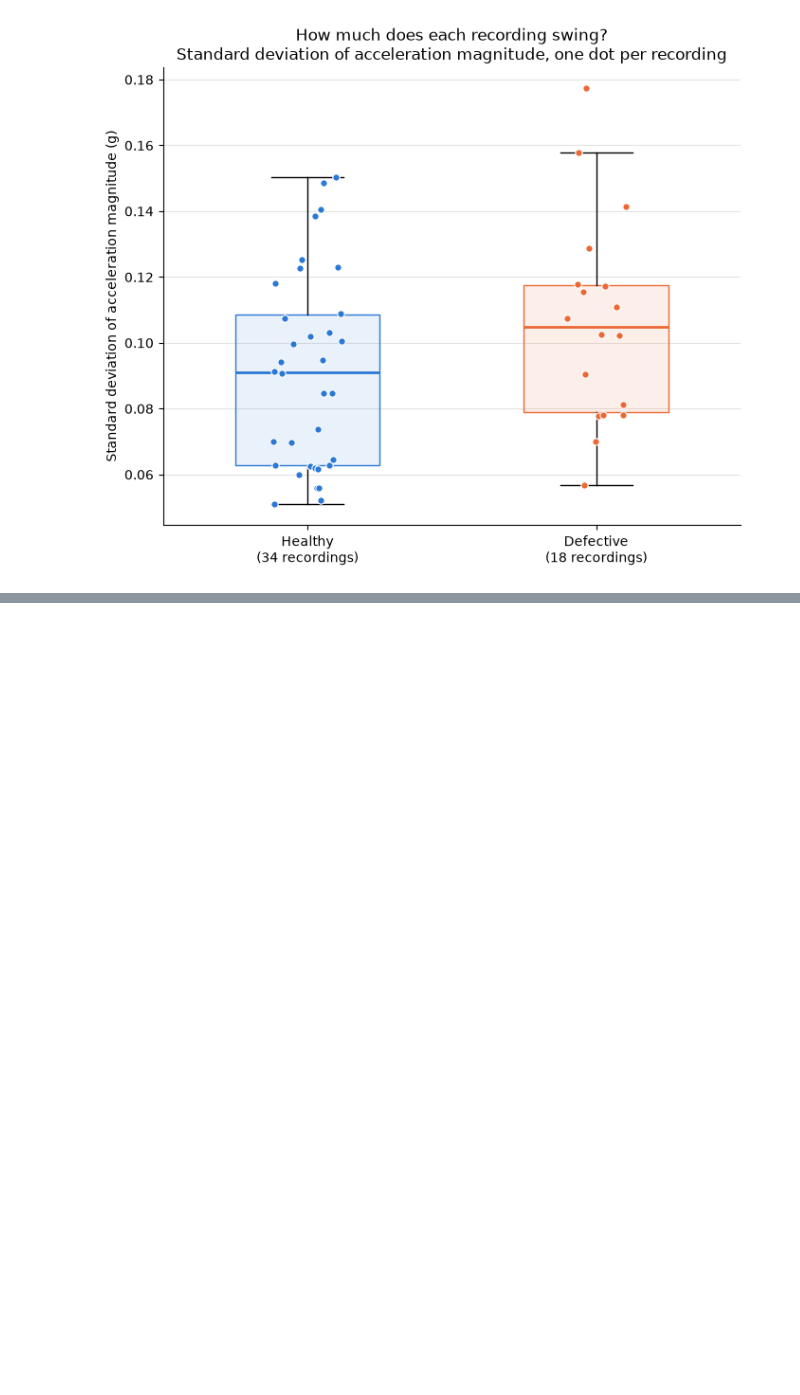
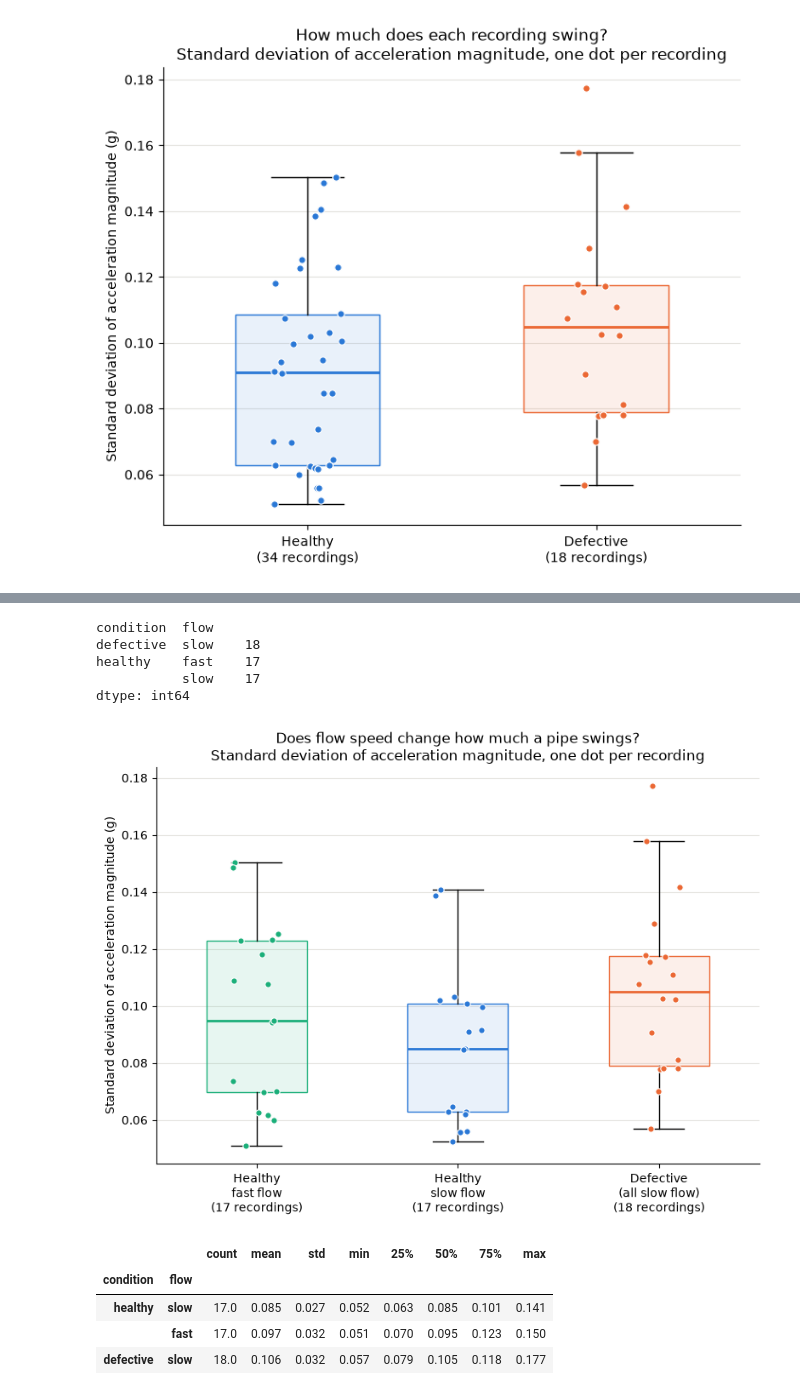
Before and after one commit to loteehenry/pipeline-leak-detection-ml, a Jupyter notebook: notebooks/exploration.ipynb, the cells around one changed output, grey strips where cells are left out. Saved outputs shown, nothing was run; the diff lists cells and outputs as text; code cells hidden in the pictures; blank space fills up the shorter version.

Commit message:
Split Healthy flow by fast and slow flow. Did a box plot for all three new categories.

```diff
--- a/notebooks/exploration.ipynb
+++ b/notebooks/exploration.ipynb
@@ -310,0 +317,69 @@ plt.show()
+# %%
+# --- 1. Work out each recording's flow speed (see "Flow Speed Explanation.md") ---
+# Rule: inside each HEALTHY file, recordings go slow, fast, slow, fast, ...
+#   -> 1st, 3rd, 5th ... recording in the file = slow; 2nd, 4th, 6th ... = fast.
+# All DEFECTIVE recordings were slow.
+#
+# Our names run on across files (RH13 is the 1st recording of span2), so first find each
+# recording's position INSIDE its own file: count 1, 2, 3, ... within each condition + span.
+recording_std["number_in_file"] = recording_std.groupby(["condition", "span"]).cumcount() + 1
+
+recording_std["flow"] = "slow"
+is_fast = (recording_std["condition"] == "healthy") & (recording_std["number_in_file"] % 2 == 0)
+recording_std.loc[is_fast, "flow"] = "fast"
+
+# Expected: 17 healthy fast, 17 healthy slow, 18 defective slow
+print(recording_std.groupby(["condition", "flow"]).size())
+
+# --- 2. Box plot with three boxes ---
+HEALTHY_FAST_COLOR = "#1baf7a"   # green
+HEALTHY_SLOW_COLOR = "#2a78d6"   # blue (same blue as healthy before)
+
+groups = [
+    ("Healthy\nfast flow", (recording_std["condition"] == "healthy") & (recording_std["flow"] == "fast"), HEALTHY_FAST_COLOR),
+    ("Healthy\nslow flow", (recording_std["condition"] == "healthy") & (recording_std["flow"] == "slow"), HEALTHY_SLOW_COLOR),
+    ("Defective\n(all slow flow)", recording_std["condition"] == "defective", DEFECTIVE_COLOR),
+]
+values = [recording_std.loc[mask, "std_magnitude"] for _, mask, _ in groups]
+colors = [color for _, _, color in groups]
+labels = [f"{name}\n({len(v)} recordings)" for (name, _, _), v in zip(groups, values)]
+
+fig, ax = plt.subplots(figsize=(8, 6))
+
+boxes = ax.boxplot(values, tick_labels=labels, widths=0.5, patch_artist=True, showfliers=False)
+
+for box, median, color in zip(boxes["boxes"], boxes["medians"], colors):
+    box.set_facecolor(color + "1A")  # light wash of the same colour
+    box.set_edgecolor(color)
+    median.set_color(color)
+    median.set_linewidth(2)
+
+# One dot per recording (sideways spread is only to stop dots overlapping)
+rng = np.random.default_rng(0)
+for position, (v, color) in enumerate(zip(values, colors), start=1):
+    x = position + rng.uniform(-0.12, 0.12, size=len(v))
+    ax.scatter(x, v, color=color, s=28, edgecolor="white", linewidth=0.8, zorder=3)
+
+ax.set_title("Does flow speed change how much a pipe swings?\nStandard deviation of acceleration magnitude, one dot per recording")
+ax.set_ylabel("Standard deviation of acceleration magnitude (g)")
+ax.grid(axis="y", color="#e4e3df", linewidth=0.8)
+ax.set_axisbelow(True)
+ax.spines[["top", "right"]].set_visible(False)
+
+plt.tight_layout()
+plt.show()
+
+# Numbers behind the boxes
+recording_std.groupby(["condition", "flow"], sort=False)["std_magnitude"].describe().round(3)
+# %% [output]
+condition  flow
+defective  slow    18
+healthy    fast    17
+           slow    17
+dtype: int64
+[figure, added]
+|  |  | count | mean | std | min | 25% | 50% | 75% | max |
+| condition | flow |  |  |  |  |  |  |  |  |
+| healthy | slow | 17.0 | 0.085 | 0.027 | 0.052 | 0.063 | 0.085 | 0.101 | 0.141 |
+|  | fast | 17.0 | 0.097 | 0.032 | 0.051 | 0.070 | 0.095 | 0.123 | 0.150 |
+| defective | slow | 18.0 | 0.106 | 0.032 | 0.057 | 0.079 | 0.105 | 0.118 | 0.177 |
```
Also changed, not shown: parts of 3 cells of this notebook, 1 other file.
